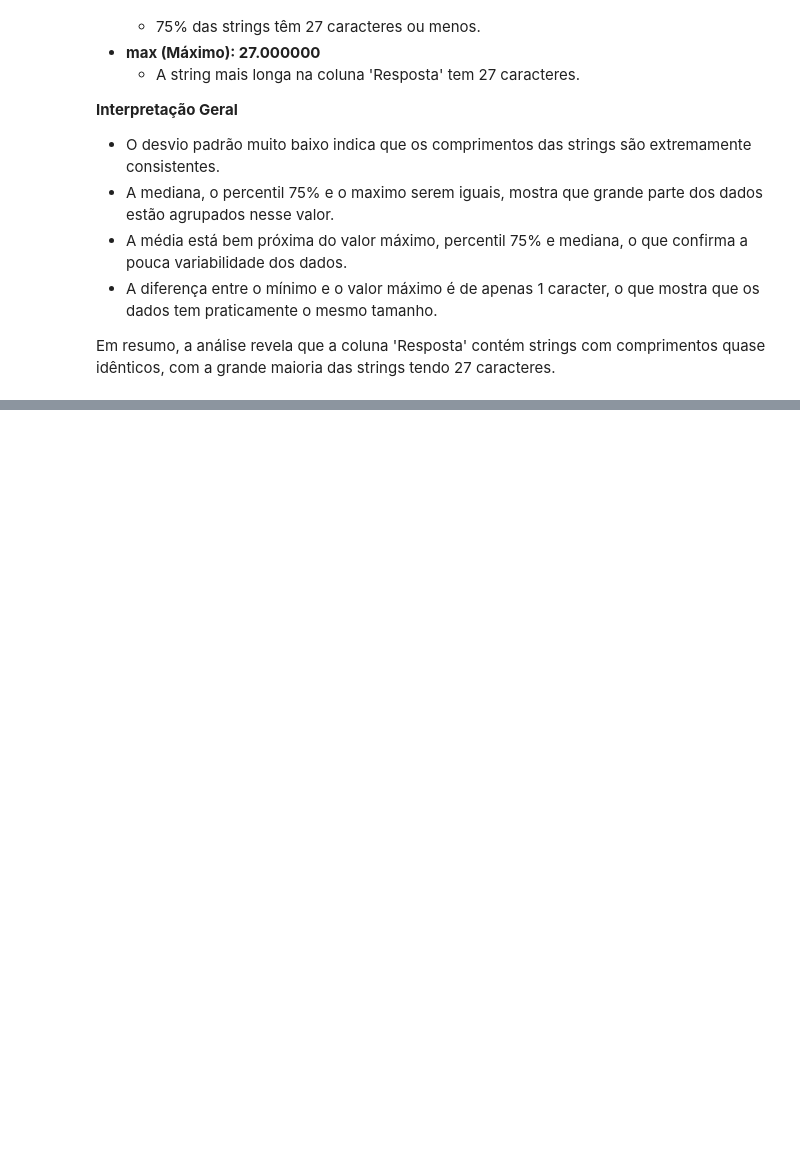
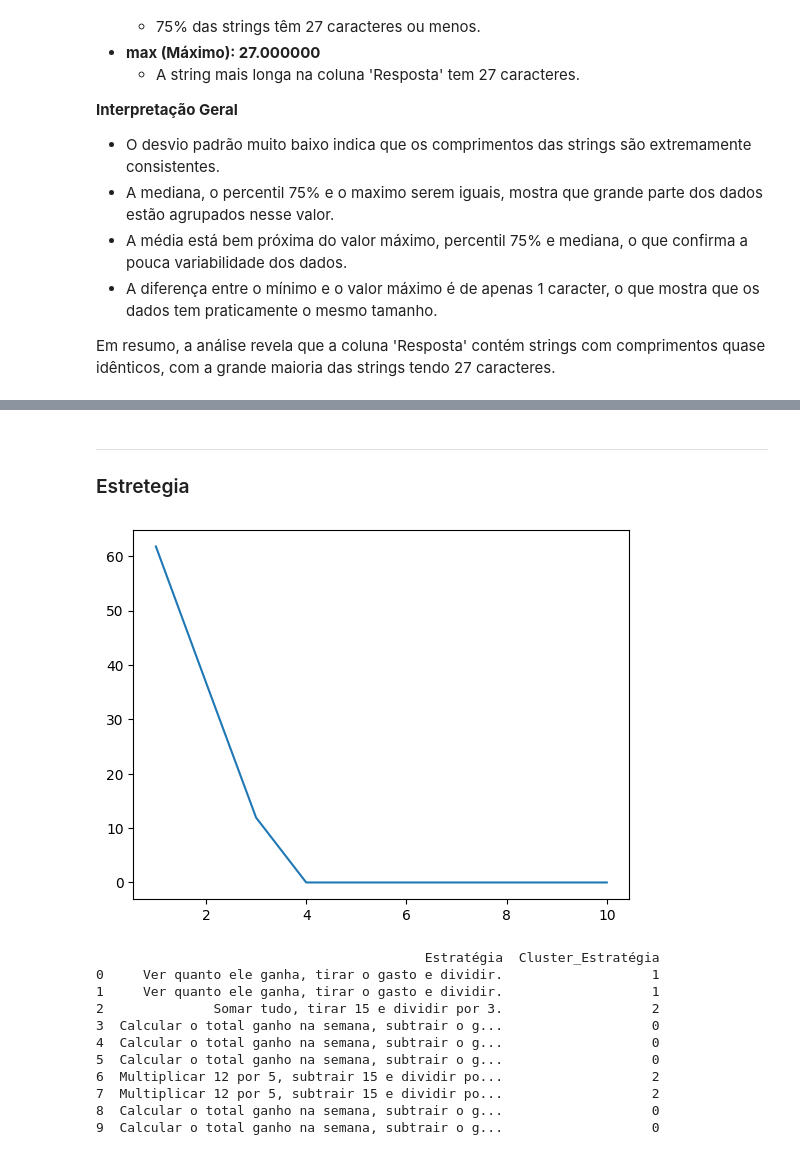
Before and after one commit to thiago-laza/simulacao-estudo, a Jupyter notebook: estudos/estudo_01.ipynb, the cells around one changed output, grey strips where cells are left out. Saved outputs shown, nothing was run; the diff lists cells and outputs as text; code cells hidden in the pictures; blank space fills up the shorter version.

```diff
--- a/estudos/estudo_01.ipynb
+++ b/estudos/estudo_01.ipynb
@@ -358,0 +502,53 @@ Em resumo, a análise revela que a coluna 'Resposta' contém strings com comprim
+# %% [markdown]
+---
+
+### Estretegia
+# %%
+
+textos = df['Estratégia'].tolist()
+
+def tokenizar_texto(texto):
+    texto = re.sub(r'[^\w\s]', '', texto)
+    texto = texto.lower()
+    tokens = texto.split()
+    return tokens
+
+textos_tokenizados = [tokenizar_texto(texto) for texto in textos]
+
+
+textos_strings = [" ".join(tokens) for tokens in textos_tokenizados]
+
+
+vetorizador = TfidfVectorizer()
+vetores_tfidf = vetorizador.fit_transform(textos_strings)
+
+
+wcss = []
+for i in range(1, 11):
+    kmeans = KMeans(n_clusters=i, random_state=42)
+    kmeans.fit(vetores_tfidf)
+    wcss.append(kmeans.inertia_)
+
+plt.plot(range(1, 11), wcss)
+plt.show()
+
+kmeans = KMeans(n_clusters=3, random_state=42)
+clusters = kmeans.fit_predict(vetores_tfidf)
+
+
+df['Cluster_Estratégia'] = clusters
+
+print(df[['Estratégia', 'Cluster_Estratégia']].head(10))
+# %% [output]
+[figure, added]
+                                          Estratégia  Cluster_Estratégia
+0     Ver quanto ele ganha, tirar o gasto e dividir.                   1
+1     Ver quanto ele ganha, tirar o gasto e dividir.                   1
+2              Somar tudo, tirar 15 e dividir por 3.                   2
+3  Calcular o total ganho na semana, subtrair o g...                   0
+4  Calcular o total ganho na semana, subtrair o g...                   0
+5  Calcular o total ganho na semana, subtrair o g...                   0
+6  Multiplicar 12 por 5, subtrair 15 e dividir po...                   2
+7  Multiplicar 12 por 5, subtrair 15 e dividir po...                   2
+8  Calcular o total ganho na semana, subtrair o g...                   0
+9  Calcular o total ganho na semana, subtrair o g...                   0
```
Also changed, not shown: parts of 48 cells of this notebook, 1 other file.
